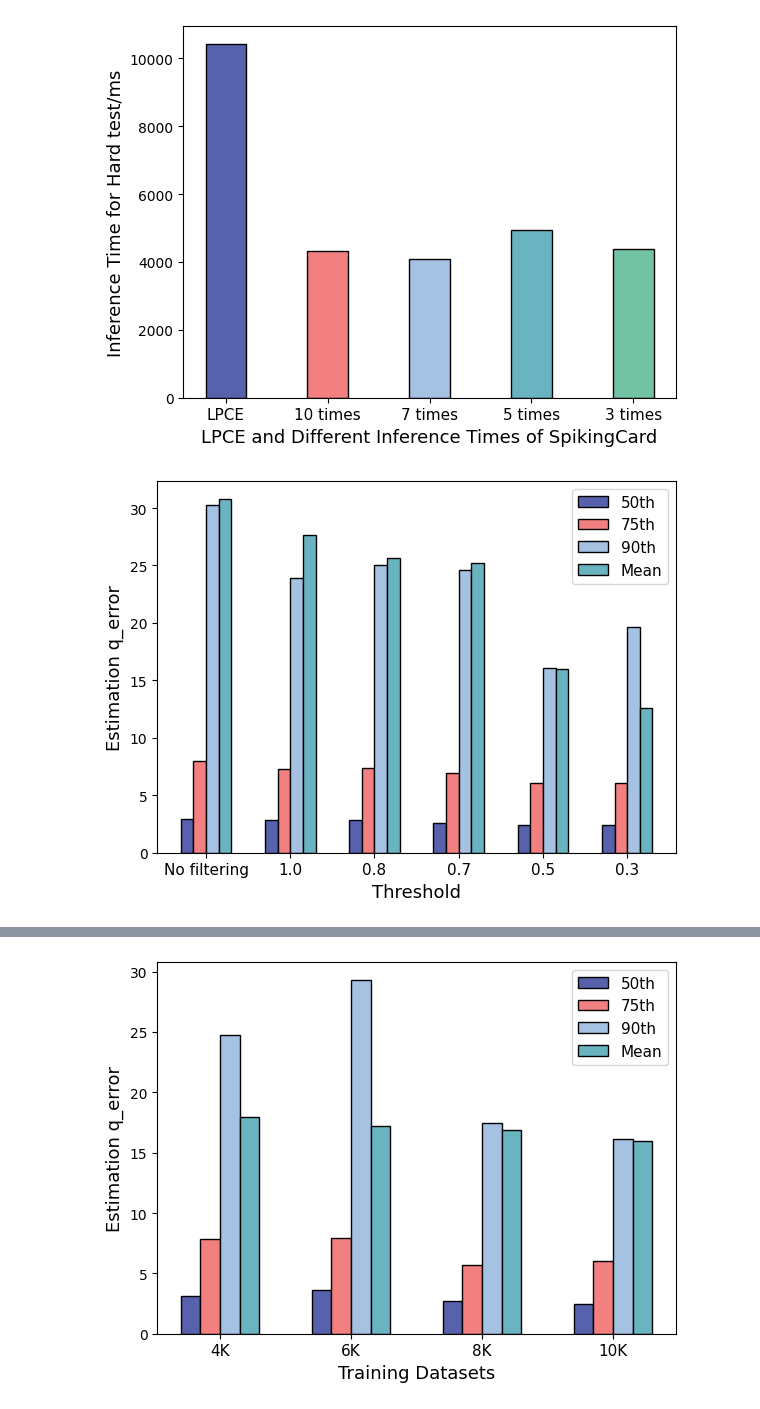
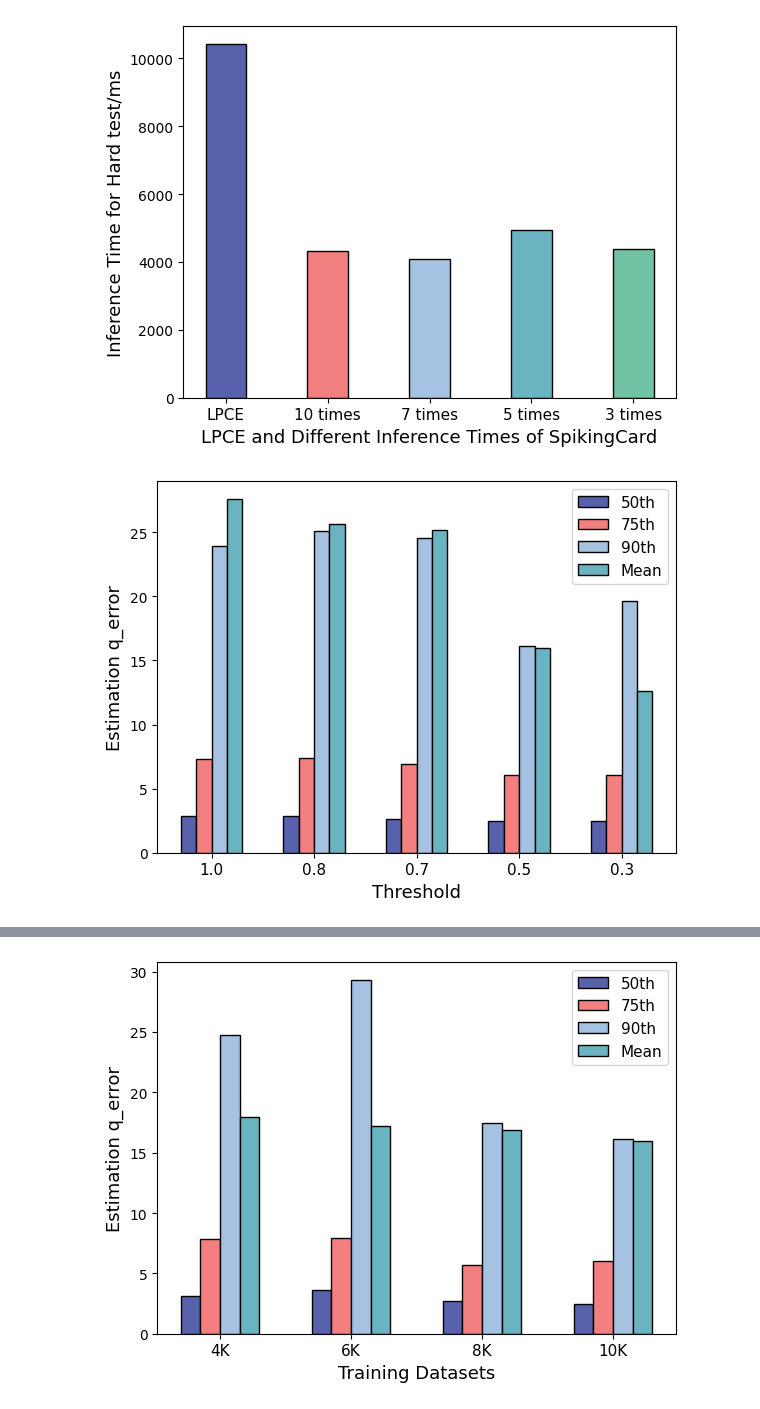
Before and after one commit to different-dimension-demon/Faper, a Jupyter notebook: plot_modi.ipynb, the cells around one changed output, grey strips where cells are left out. Saved outputs shown, nothing was run; the diff lists cells and outputs as text; code cells hidden in the pictures.

```diff
--- a/plot_modi.ipynb
+++ b/plot_modi.ipynb
@@ -91,7 +173,7 @@ import matplotlib.pyplot as plt
 # 输入数据
 model_names = ['SpikingCard']
 data = np.array([
-    [2.91, 8.01, 30.26, 30.81],  # No filtering
+    # [2.91, 8.01, 30.26, 30.81],  # No filtering
     [2.86, 7.29, 23.90, 27.62],  # Threshold 1.0
     [2.86, 7.41, 25.08, 25.64],  # Threshold 0.8
     [2.62, 6.94, 24.57, 25.21],  # Threshold 0.7
@@ -100,7 +182,8 @@ data = np.array([
 ])
 
 # 定义阈值和指标
-thresholds = ['No filtering', '1.0', '0.8', '0.7', '0.5', '0.3']
+# thresholds = ['No filtering', '1.0', '0.8', '0.7', '0.5', '0.3']
+thresholds = ['1.0', '0.8', '0.7', '0.5', '0.3']
 metrics = ['50th', '75th', '90th', 'Mean']
 
 # 创建一个固定大小的图形
@@ -108,34 +191,34 @@ fig, ax = plt.subplots(figsize=(6, 4.5))
 
 # 绘制柱状图
 x = np.arange(len(thresholds))
 width = 0.15
 colors = ['#5861AC', '#F28080', '#A5C2E2', '#6AB4C1', '#72C3A3']
 
 for i, metric in enumerate(metrics):
     ax.bar(x + i * width, data[:, i], width, color=colors[i], edgecolor='black', linewidth=1, label=metric)
 
 # 设置标题和坐标轴标签
 # ax.set_title('Comparison Across Different Thresholds of Uncertainty', fontsize=13, fontweight='bold')
 ax.set_xlabel('Threshold', fontsize=13)
 ax.set_ylabel('Estimation q_error', fontsize=13)
 
 # 设置x轴刻度和标签
 ax.set_xticks(x + 1.5 * width)
 ax.set_xticklabels(thresholds, fontsize=11)
 
 # 添加图例
 ax.legend(fontsize=11)
 
 # 确保布局紧凑
 fig.tight_layout()
 
 # 保存为 PDF 格式
 plt.savefig('picture/output.pdf', format='pdf', dpi=600)
 
 # 显示图像
 plt.show()
 # %% [output]
-[figure, old version]
+[figure, new version]
 # %%
 import numpy as np
 import matplotlib.pyplot as plt
```
Also changed, not shown: parts of 13 cells of this notebook, 20 other files.
